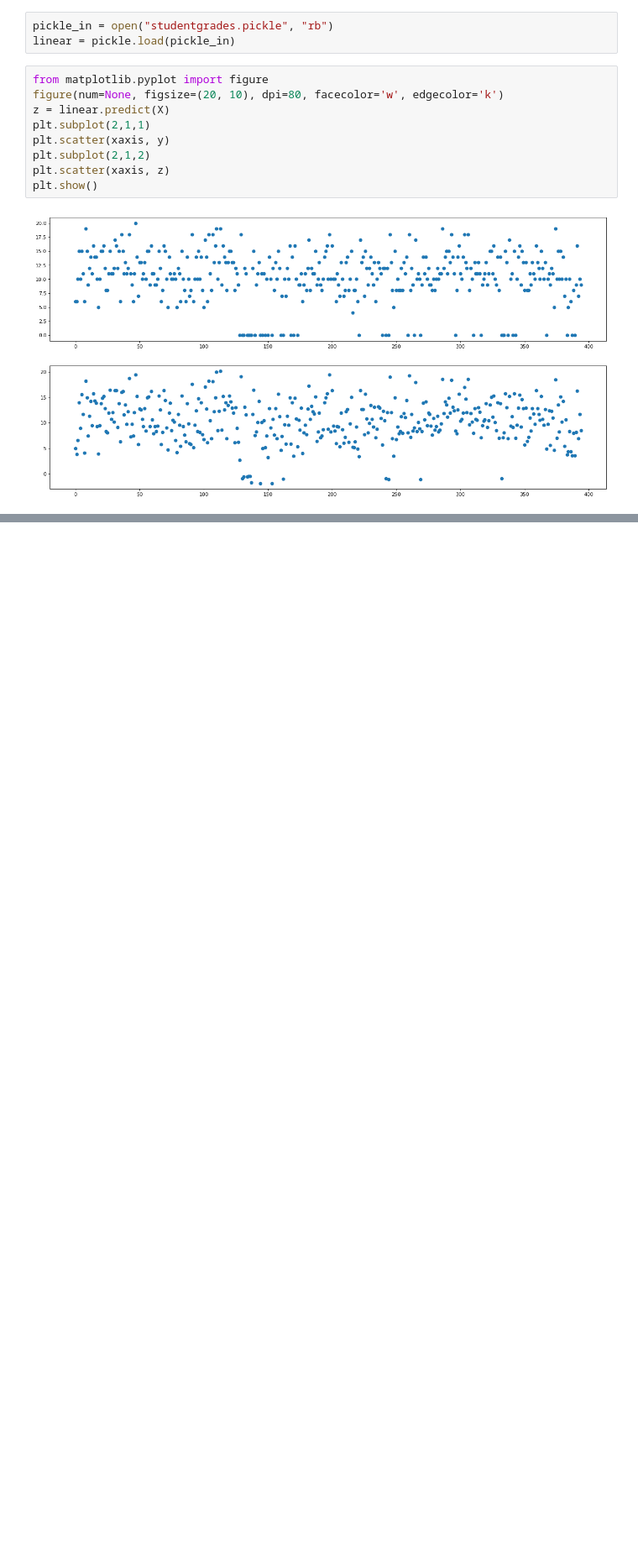
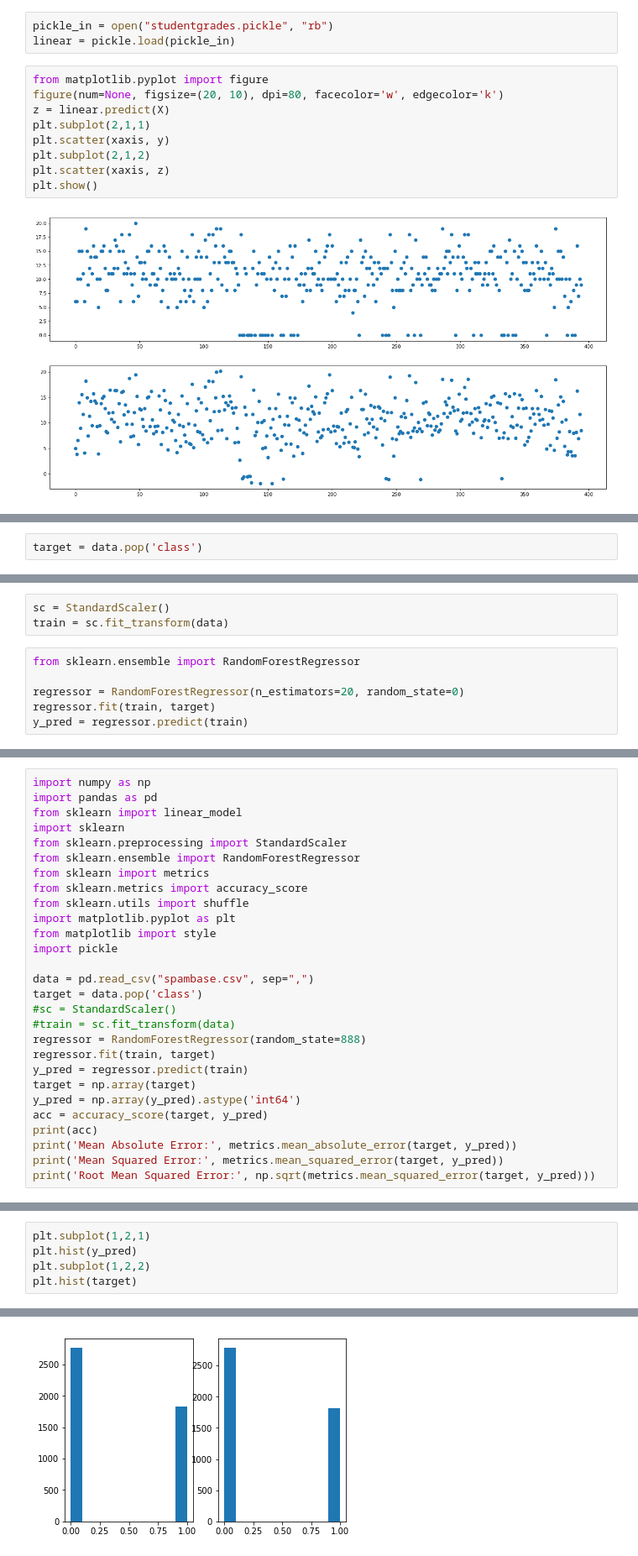
Before and after one commit to Karn-Tiwari-3003/Machine-Learning-Using-Python, a Jupyter notebook: Model 1 (Linear Regression).ipynb, the cells around one changed output, grey strips where cells are left out. Shown at 84% size. Cells and saved outputs as stored; diff of their text form; blank space fills up the shorter version.

Commit message:
Sklearn Library

```diff
--- a/Model 1 (Linear Regression).ipynb
+++ b/Model 1 (Linear Regression).ipynb
@@ -162,0 +199,2 @@ plt.show()
+# %%
+target = data.pop('class')
@@ -162,0 +213,9 @@ plt.show()
+# %%
+sc = StandardScaler()
+train = sc.fit_transform(data)
+# %%
+from sklearn.ensemble import RandomForestRegressor
+
+regressor = RandomForestRegressor(n_estimators=20, random_state=0)
+regressor.fit(train, target)
+y_pred = regressor.predict(train)
@@ -162,0 +254,28 @@ plt.show()
+# %%
+import numpy as np
+import pandas as pd
+from sklearn import linear_model
+import sklearn
+from sklearn.preprocessing import StandardScaler
+from sklearn.ensemble import RandomForestRegressor
+from sklearn import metrics
+from sklearn.metrics import accuracy_score
+from sklearn.utils import shuffle
+import matplotlib.pyplot as plt
+from matplotlib import style
+import pickle
+
+data = pd.read_csv("spambase.csv", sep=",")
+target = data.pop('class')
+#sc = StandardScaler()
+#train = sc.fit_transform(data)
+regressor = RandomForestRegressor(random_state=888)
+regressor.fit(train, target)
+y_pred = regressor.predict(train)
+target = np.array(target)
+y_pred = np.array(y_pred).astype('int64')
+acc = accuracy_score(target, y_pred)
+print(acc)
+print('Mean Absolute Error:', metrics.mean_absolute_error(target, y_pred))
+print('Mean Squared Error:', metrics.mean_squared_error(target, y_pred))
+print('Root Mean Squared Error:', np.sqrt(metrics.mean_squared_error(target, y_pred)))
@@ -162,0 +297,6 @@ plt.show()
+# %%
+plt.subplot(1,2,1)
+plt.hist(y_pred)
+plt.subplot(1,2,2)
+plt.hist(target)
+# %% [output]
@@ -162,0 +307 @@ plt.show()
+[figure, added]
```
Also changed, not shown: parts of 22 cells of this notebook, 14 other files.
